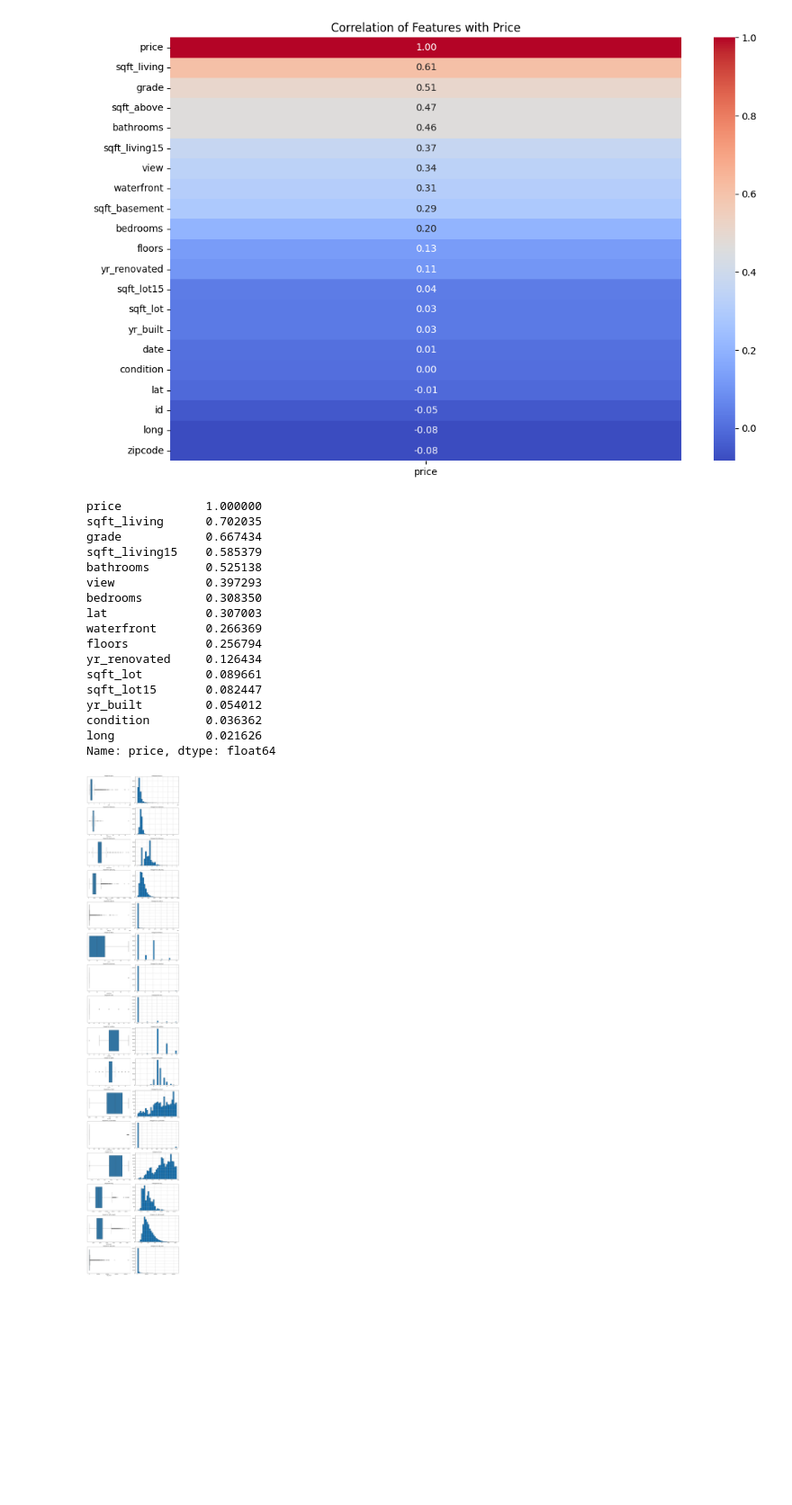
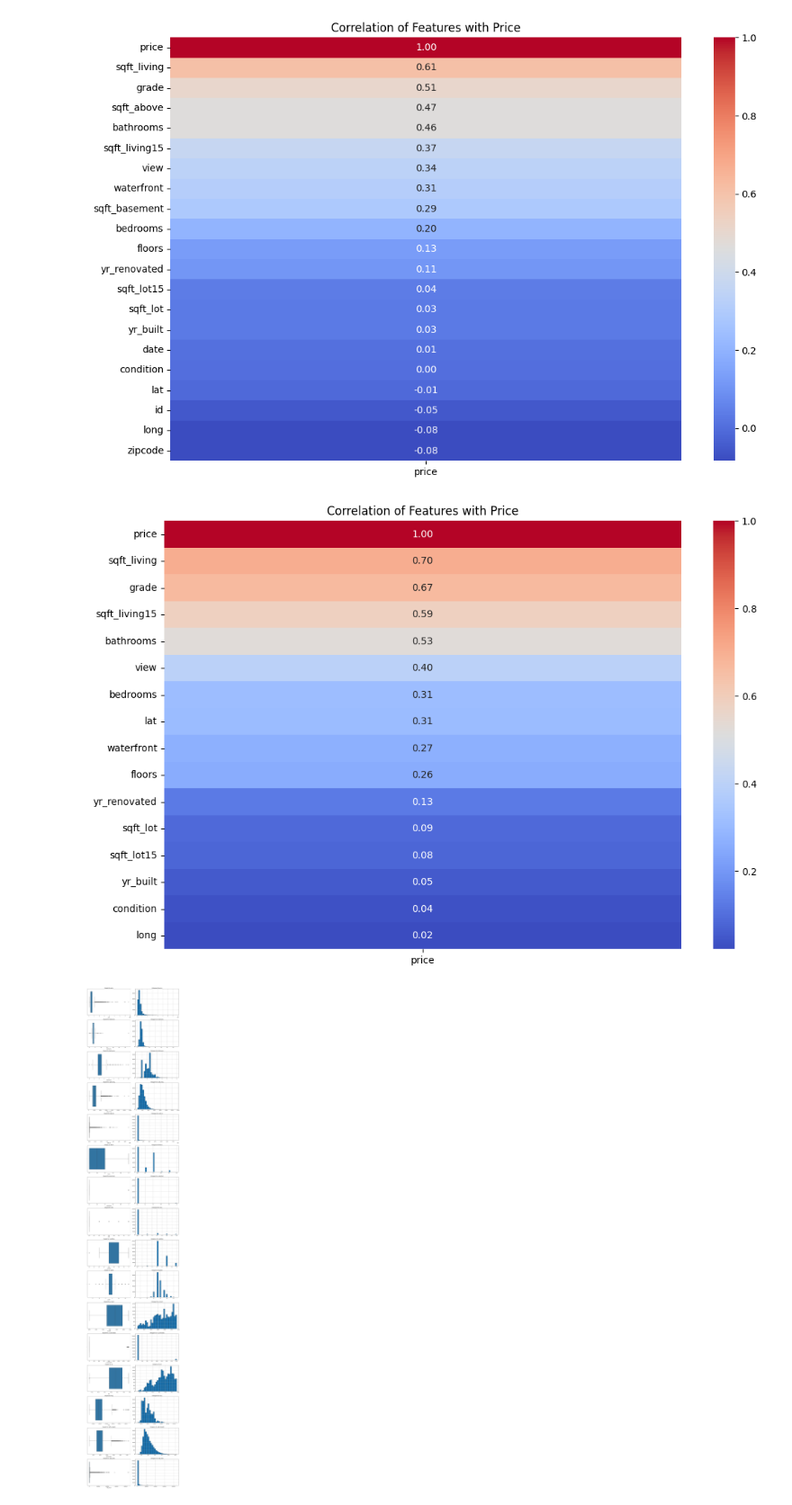
Before and after one commit to JayEm65/IronKaggle_project, a Jupyter notebook: main.ipynb, the cells around one changed output. Shown: that part at 90% size. Saved outputs shown, nothing was run; the diff lists cells and outputs as text; code cells hidden in the pictures; blank space fills up the shorter version.

```diff
--- a/main.ipynb
+++ b/main.ipynb
@@ -63,27 +83,16 @@ plt.show()
 # %%
 # Drop selected features:
 df = df.drop(columns=['id', 'date', 'zipcode', 'sqft_above', 'sqft_basement'])
 
 # Recalculate correlation matrix:
 correlation_matrix = df.corr()
-print(correlation_matrix['price'].sort_values(ascending=False))
+
+# Visualize correlation matrix with heatmap:
+plt.figure(figsize=(12, 8))
+sns.heatmap(correlation_matrix[['price']].sort_values(by='price', ascending=False), annot=True, cmap='coolwarm', fmt=".2f")
+plt.title('Correlation of Features with Price')
+plt.show()
 # %% [output]
-price            1.000000
-sqft_living      0.702035
-grade            0.667434
-sqft_living15    0.585379
-bathrooms        0.525138
-view             0.397293
-bedrooms         0.308350
-lat              0.307003
-waterfront       0.266369
-floors           0.256794
-yr_renovated     0.126434
-sqft_lot         0.089661
-sqft_lot15       0.082447
-yr_built         0.054012
-condition        0.036362
-long             0.021626
-Name: price, dtype: float64
+[figure, added]
 # %%
 import numpy as np
```
Also changed, not shown: parts of 6 cells of this notebook.
